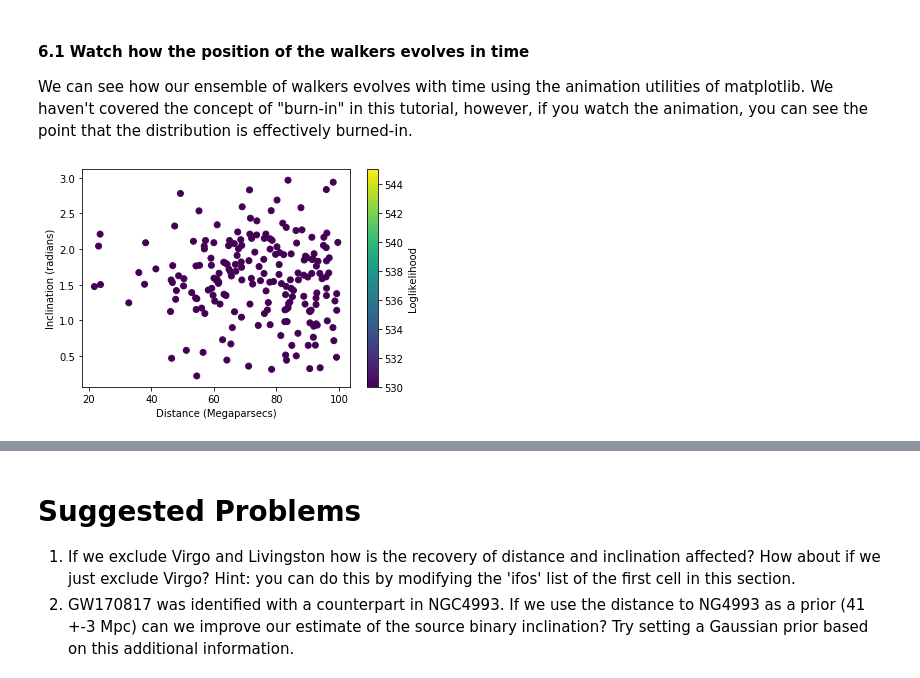
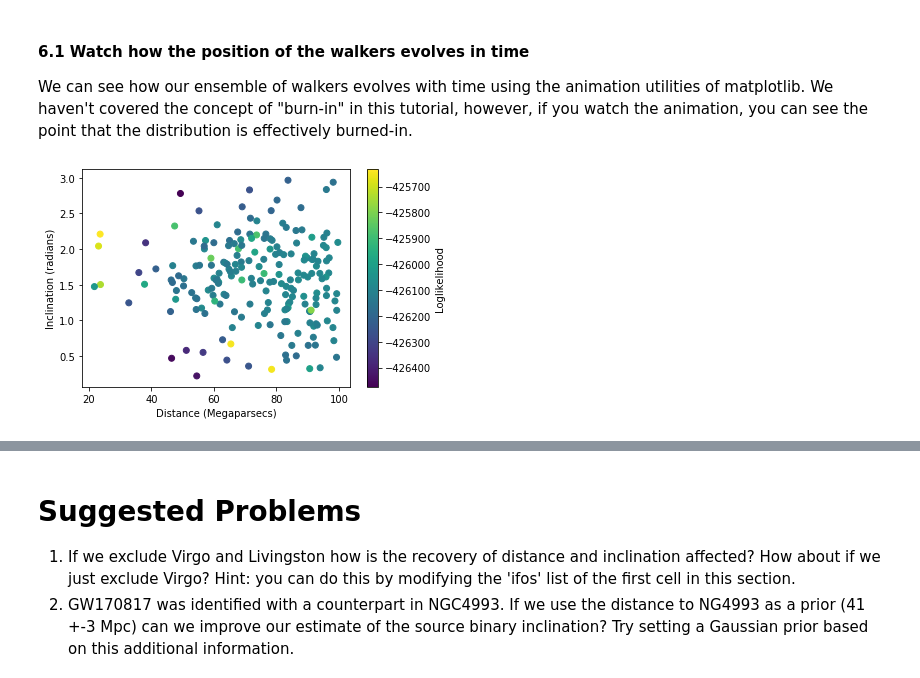
Before and after one commit to gwastro/PyCBC-Tutorials, a Jupyter notebook: tutorial/inference_1_ModelsAndPEByHand.ipynb, the cells around one changed output, grey strips where cells are left out. Saved outputs shown, nothing was run; the diff lists cells and outputs as text; code cells hidden in the pictures.

```diff
--- a/tutorial/inference_1_ModelsAndPEByHand.ipynb
+++ b/tutorial/inference_1_ModelsAndPEByHand.ipynb
@@ -484,29 +484,29 @@ that the distribution is effectively burned-in.
 # %%
 %matplotlib inline
 from matplotlib import animation
 import pylab
 
 # We'll plot the initial position of the walkers
 fig = pylab.figure(10)
 a = pylab.scatter(s['distance'][0,:,0],
                   s['inclination'][0,:,0],
-                  c=lik[0,:,0], vmin=530, vmax=545)
+                  c=lik[0,:,0])
 pylab.xlabel('Distance (Megaparsecs)')
 pylab.ylabel('Inclination (radians)')
 c = pylab.colorbar()
 c.set_label('Loglikelihood')
 
 # This function will update the plot with the ith iteration of our mcmc chain.
 def animate(i):
     dat = numpy.array([s['distance'][0,:,i], s['inclination'][0,:,i]])
     a.set_offsets(dat.T)
     a.set_array(lik[0,:,i])
     return (a, )
 
 nsamples = len(s['distance'][0,0,:])
 ani = animation.FuncAnimation(fig, animate, frames=nsamples,
                               interval=200, blit=True)
 # %% [output]
-[figure, old version]
+[figure, new version]
 # %%
 from matplotlib.animation import PillowWriter
```
Also changed, not shown: parts of 10 cells of this notebook.
